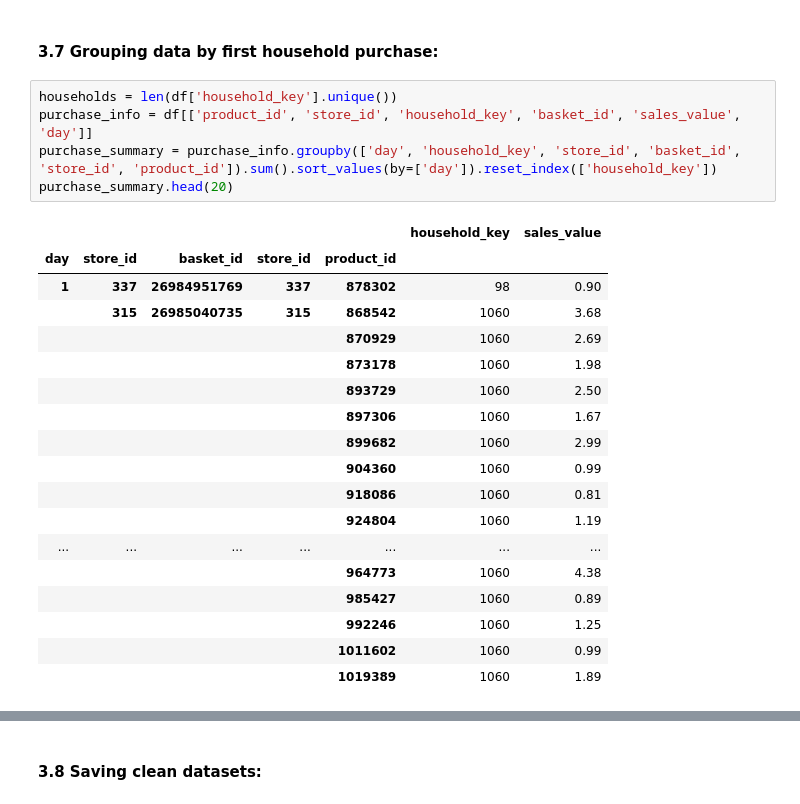
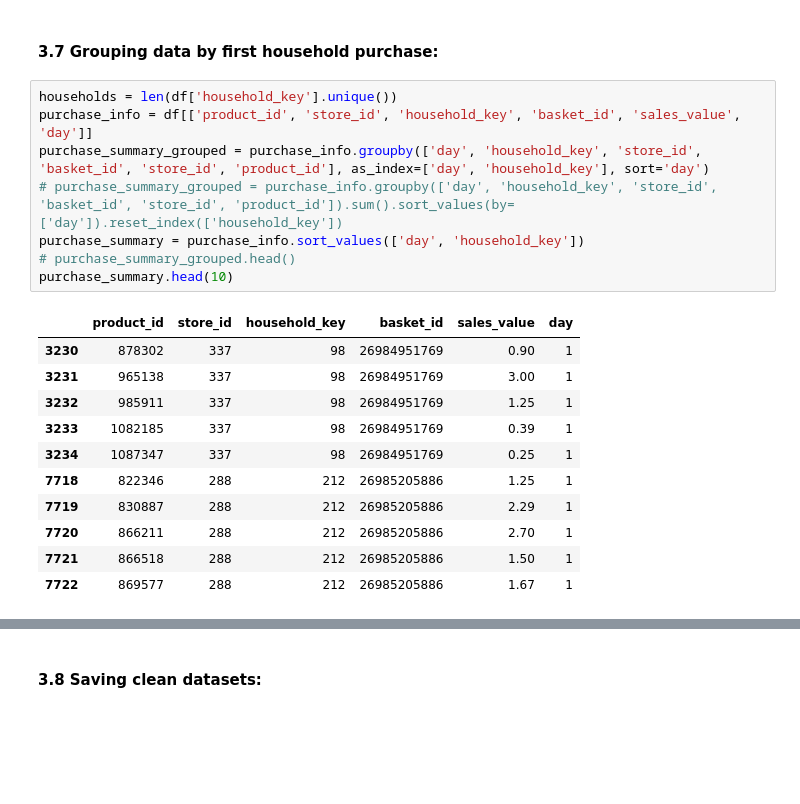
Before and after one commit to CJL89/Cold-Starter-Analysis, a Jupyter notebook: Cold_Starters_Data_Cleaning.ipynb, the cells around one changed output, grey strips where cells are left out. Drawn from its saved outputs; the diff is of its cells as text; blank space fills up the shorter version.

```diff
--- a/Cold_Starters_Data_Cleaning.ipynb
+++ b/Cold_Starters_Data_Cleaning.ipynb
@@ -270,24 +275,20 @@ memory usage: 160.8 MB
 # %%
 households = len(df['household_key'].unique())
 purchase_info = df[['product_id', 'store_id', 'household_key', 'basket_id', 'sales_value', 'day']]
-purchase_summary = purchase_info.groupby(['day', 'household_key', 'store_id', 'basket_id', 'store_id', 'product_id']).sum().sort_values(by=['day']).reset_index(['household_key'])
-purchase_summary.head(20)
+purchase_summary_grouped = purchase_info.groupby(['day', 'household_key', 'store_id', 'basket_id', 'store_id', 'product_id'], as_index=['day', 'household_key'], sort='day')
+# purchase_summary_grouped = purchase_info.groupby(['day', 'household_key', 'store_id', 'basket_id', 'store_id', 'product_id']).sum().sort_values(by=['day']).reset_index(['household_key'])
+purchase_summary = purchase_info.sort_values(['day', 'household_key'])
+# purchase_summary_grouped.head()
+purchase_summary.head(10)
 # %% [output]
-|  |  |  |  |  | household_key | sales_value |
-| day | store_id | basket_id | store_id | product_id |  |  |
-| 1 | 337 | 26984951769 | 337 | 878302 | 98 | 0.90 |
-|  | 315 | 26985040735 | 315 | 868542 | 1060 | 3.68 |
-|  |  |  |  | 870929 | 1060 | 2.69 |
-|  |  |  |  | 873178 | 1060 | 1.98 |
-|  |  |  |  | 893729 | 1060 | 2.50 |
-|  |  |  |  | 897306 | 1060 | 1.67 |
-|  |  |  |  | 899682 | 1060 | 2.99 |
-|  |  |  |  | 904360 | 1060 | 0.99 |
-|  |  |  |  | 918086 | 1060 | 0.81 |
-|  |  |  |  | 924804 | 1060 | 1.19 |
-| ... | ... | ... | ... | ... | ... | ... |
-|  |  |  |  | 964773 | 1060 | 4.38 |
-|  |  |  |  | 985427 | 1060 | 0.89 |
-|  |  |  |  | 992246 | 1060 | 1.25 |
-|  |  |  |  | 1011602 | 1060 | 0.99 |
-|  |  |  |  | 1019389 | 1060 | 1.89 |
+|  | product_id | store_id | household_key | basket_id | sales_value | day |
+| 3230 | 878302 | 337 | 98 | 26984951769 | 0.90 | 1 |
+| 3231 | 965138 | 337 | 98 | 26984951769 | 3.00 | 1 |
+| 3232 | 985911 | 337 | 98 | 26984951769 | 1.25 | 1 |
+| 3233 | 1082185 | 337 | 98 | 26984951769 | 0.39 | 1 |
+| 3234 | 1087347 | 337 | 98 | 26984951769 | 0.25 | 1 |
+| 7718 | 822346 | 288 | 212 | 26985205886 | 1.25 | 1 |
+| 7719 | 830887 | 288 | 212 | 26985205886 | 2.29 | 1 |
+| 7720 | 866211 | 288 | 212 | 26985205886 | 2.70 | 1 |
+| 7721 | 866518 | 288 | 212 | 26985205886 | 1.50 | 1 |
+| 7722 | 869577 | 288 | 212 | 26985205886 | 1.67 | 1 |
```
Also changed, not shown: parts of 2 cells of this notebook, 2 other files.
